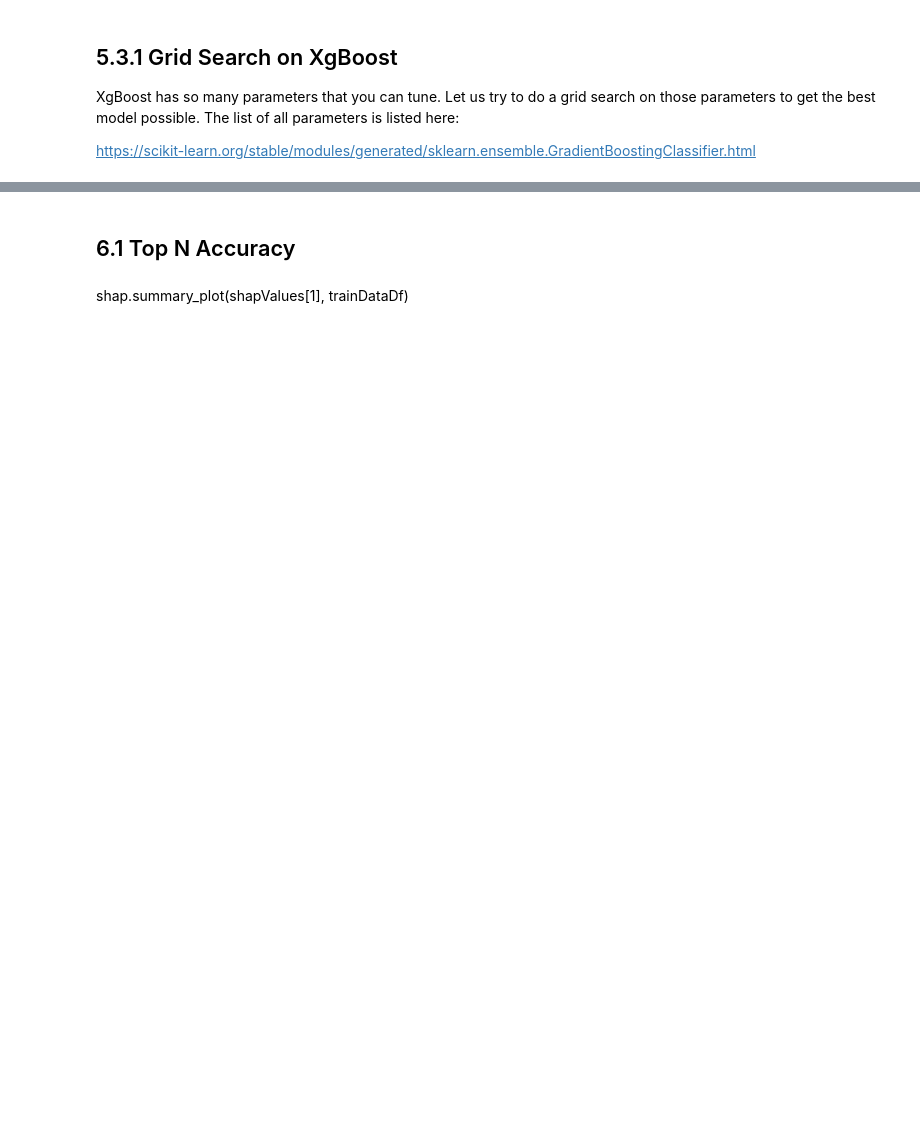
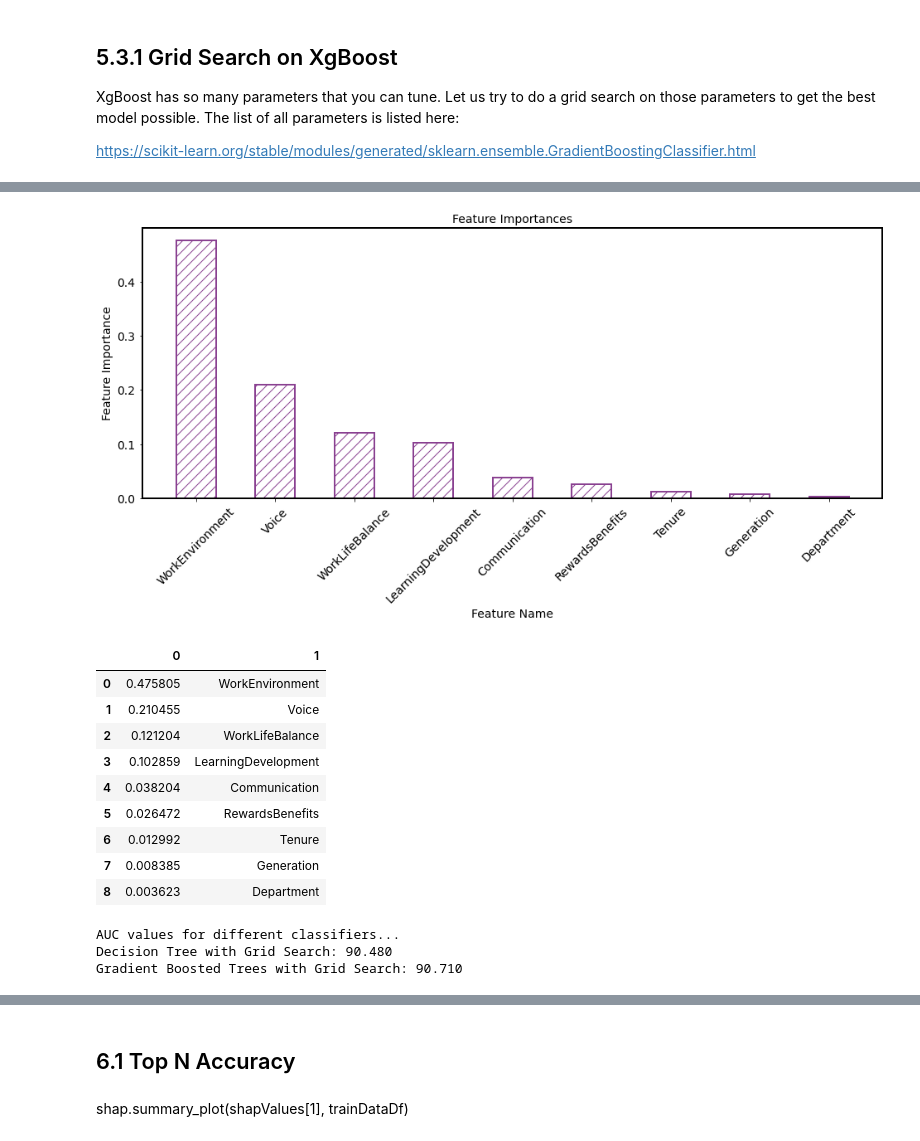
Before and after one commit to greermp/hilton_challenge, a Jupyter notebook: Working.ipynb, the cells around one changed output, grey strips where cells are left out. Drawn from its saved outputs; the diff is of its cells as text; code cells hidden in the pictures; blank space fills up the shorter version.

```diff
--- a/Working.ipynb
+++ b/Working.ipynb
@@ -601,11 +645,9 @@ set_background('#ffffff')
 #####################################################################################################################################################
 # GridSearchCV function takes in a parameter dictionary which is very important here.
 # The dictionary contains as keys the parameter names and values are the possible values of the parameter that you want to test
-parameters = {'max_depth': [2, 4, 6, 10],
-              'learning_rate': [.001,0.1,0.2],
-             'n_estimators': [20, 50, 100],
-             'subsample': [.7,.85,1.0]} # You can add different depths here.
-
-# In order to learn about these parameters and their possible values, please go to:
+parameters = {'max_depth': [2,3, 4,5],
+              'learning_rate': [.005,0.1,0.15],
+             'n_estimators': [30,40,50],
+             'subsample': [.6,.7,.85,1.0]} # You can add different depths here.
 # https://scikit-learn.org/stable/modules/generated/sklearn.ensemble.GradientBoostingClassifier.html#sklearn.ensemble.GradientBoostingClassifier.feature_importances_
 #####################################################################################################################################################
@@ -627,10 +671,10 @@ print("Best Parameters are: ", gbClassifierWithGridSearch.best_params_)
 # %%
 # # Create an instance of the decision tree algorithm. You can consider "classifier" as a function that is going to get training data and train a decision tree algorithm. Next, it will take any test data and make a prediction based on the learned decision tree
-gbClassifier = GradientBoostingClassifier(learning_rate= 0.1, max_depth= 2, n_estimators= 50, subsample= 0.85, random_state = 1)
+gbClassifier = GradientBoostingClassifier(learning_rate= 0.1, max_depth= 2, n_estimators= 40, subsample= 0.85, random_state = 1)
 gbClassifier.fit(trainData, trainLabels)
 trainAccuracy = gbClassifier.score(trainData, trainLabels)
-predictions = gbClassifier.predict(testData) # This will give binary labels e.g 0/1
-predictionProbabilities = gbClassifier.predict_proba(testData) # This will give prediction probabilities for both labels e.g [0.3, 0.7] meaning 0.3 probability for 0 and 0.7 for 1.
+predictions = gbClassifier.predict(testData)
+predictionProbabilities = gbClassifier.predict_proba(testData)
 # %%
 # Calculate metrics on test set and display them
 gbtGridAUC = calculateMetricsAndPrint(predictions, predictionProbabilities, testLabels)
@@ -646,6 +694,25 @@ showFeatureImportance(gbClassifier, dtCols)
+# %%
+columns=list(dataGB.columns)
+showFeatureImportance(gbClassifier, columns)
+# %% [output]
+[figure, added]
+|  | 0 | 1 |
+| 0 | 0.475805 | WorkEnvironment |
+| 1 | 0.210455 | Voice |
+| 2 | 0.121204 | WorkLifeBalance |
+| 3 | 0.102859 | LearningDevelopment |
+| 4 | 0.038204 | Communication |
+| 5 | 0.026472 | RewardsBenefits |
+| 6 | 0.012992 | Tenure |
+| 7 | 0.008385 | Generation |
+| 8 | 0.003623 | Department |
 # %%
 print("AUC values for different classifiers...")
-print("AUC value for Decision Tree: %.3f\nDecision Tree with Grid Search: %.3f\nGradient Boosted Trees: %.3f\nGradient Boosted Trees with Grid Search: %.3f" % (dtAUC, dtGridAUC, gbtAUC, gbtGridAUC))
+print("Decision Tree with Grid Search: %.3f\nGradient Boosted Trees with Grid Search: %.3f" % (dtGridAUC,gbtGridAUC))
+# %% [output]
+AUC values for different classifiers...
+Decision Tree with Grid Search: 90.480
+Gradient Boosted Trees with Grid Search: 90.710
 # %%
 plt.rcParams['figure.figsize'] = [16, 8]
 FONT_SIZE = 17
```
Also changed, not shown: parts of 32 cells of this notebook, 6 other files.
